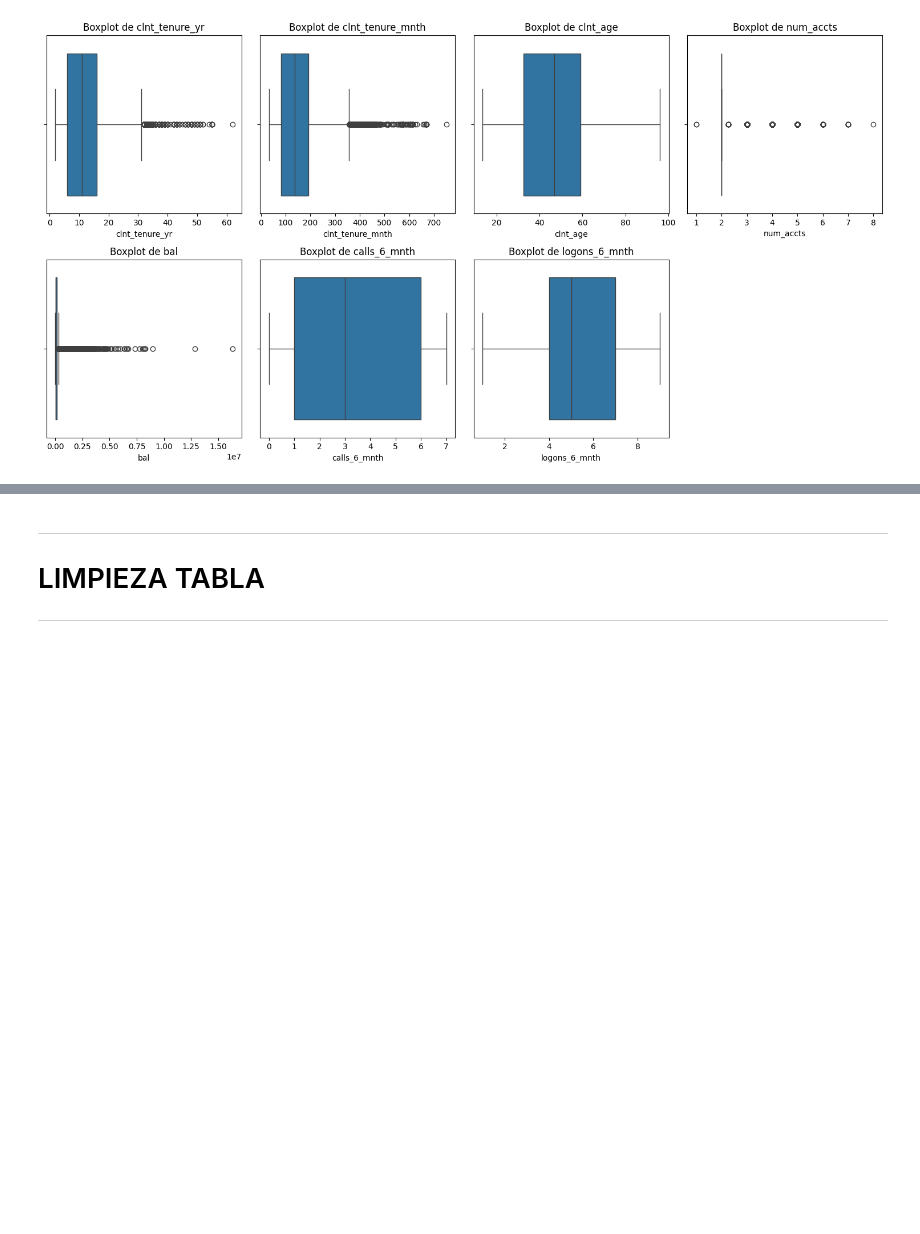
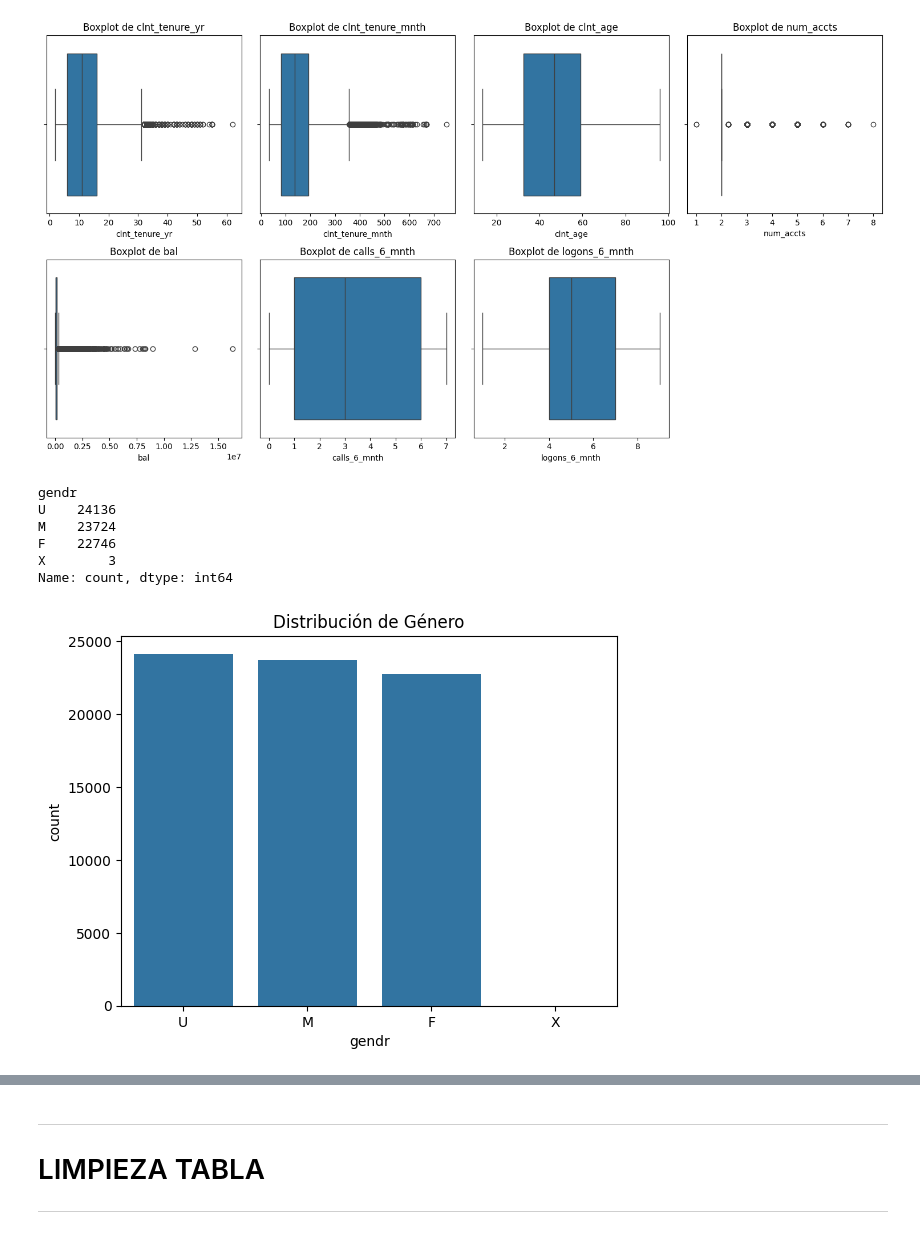
Before and after one commit to Ivannnsr/customer-experience-team-vanguard, a Jupyter notebook: Limpieza_de_Datos.ipynb, the cells around one changed output, grey strips where cells are left out. Cells and saved outputs as stored; diff of their text form; code cells hidden in the pictures; blank space fills up the shorter version.

```diff
--- a/Limpieza_de_Datos.ipynb
+++ b/Limpieza_de_Datos.ipynb
@@ -126,3 +126,20 @@ plt.show()
 # %% [output]
 [figure]
 [figure]
+# %%
+# Contar frecuencia de las categorías en 'gendr'
+gender_counts = df_final_demo['gendr'].value_counts()
+print(gender_counts)
+
+# Visualizar la distribución de género
+sns.countplot(x='gendr', data=df_final_demo)
+plt.title('Distribución de Género')
+plt.show()
+# %% [output]
+gendr
+U    24136
+M    23724
+F    22746
+X        3
+Name: count, dtype: int64
+[figure, added]
```
Also changed, not shown: parts of 2 cells of this notebook.
